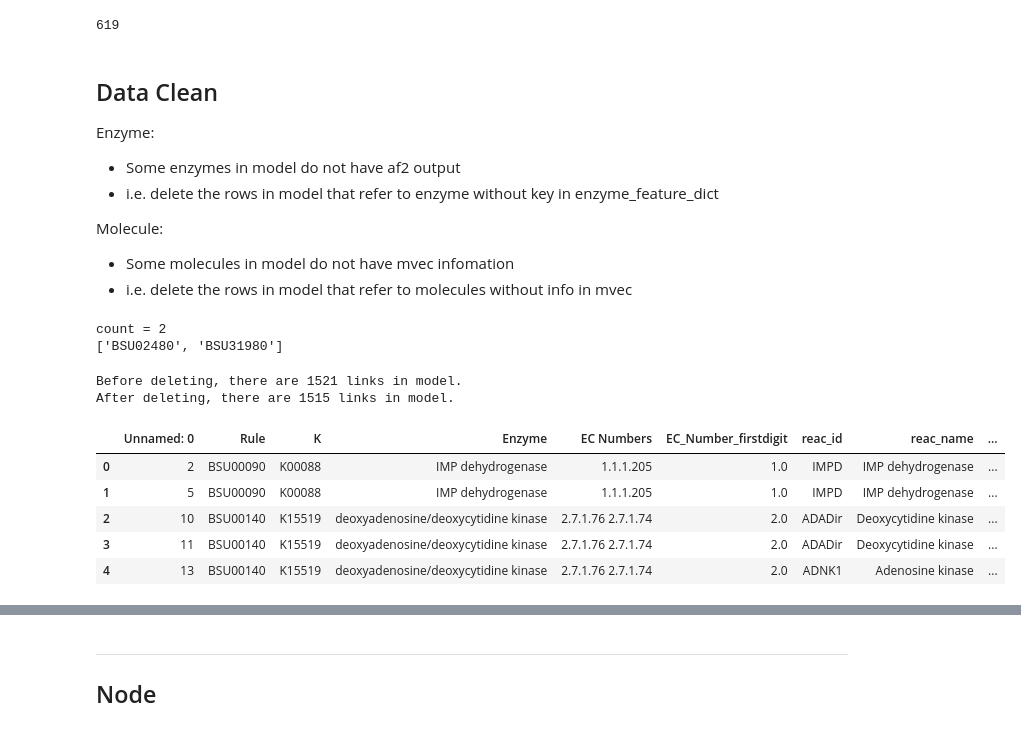
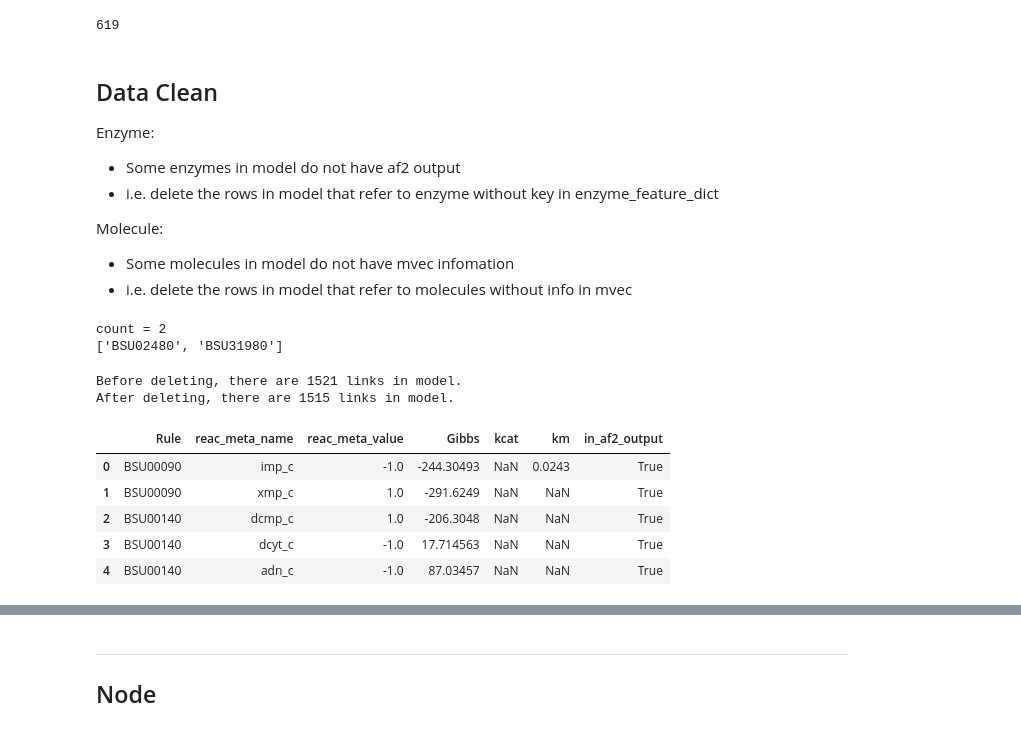
Before and after one commit to iamyufan/AlphaFold-Research, a Jupyter notebook: gnn/data/preprocess.ipynb, the cells around one changed output, grey strips where cells are left out. Drawn from its saved outputs; the diff is of its cells as text; code cells hidden in the pictures.

```diff
--- a/gnn/data/preprocess.ipynb
+++ b/gnn/data/preprocess.ipynb
@@ -39,0 +26,5 @@ model
+# %%
+# Reaction
+# Drop useless columns
+model = model.loc[:, ['Rule', 'reac_meta_name', 'reac_meta_value', 'Gibbs', 'kcat', 'km']]
+model
@@ -58,0 +67,11 @@ mvec
+# %%
+af2_output_dict = dict()
+
+for root, dirs, files in os.walk('../../data/af2/bsu_pca/'):
+    for file in files:
+        if file.endswith(".pkl"):
+            data = pickle.load(open(f'../../data/af2/bsu_pca/{file}', 'rb'))
+            enzyme_name = file.split('.')[0]
+            af2_output_dict[enzyme_name] = data
+
+print(len(af2_output_dict))
@@ -58,0 +97,3 @@ mvec
+# %%
+e_feature_dict = pickle.load(open('../../data/af2/bsu_pca/{}.pkl'.format(model_name), 'rb'))
+e_feature_dict['BSU37490'].keys()
@@ -59,11 +102,12 @@ mvec
 # %%
-# Enzyme
-af2_output = pickle.load(open('../../data/af2_out/{}_output.pkl'.format(model_name), 'rb'))
+# # Enzyme
+# af2_output = pickle.load(
+#     open('../../data/af2_out/{}_output.pkl'.format(model_name), 'rb'))
 
-## Rename the keys
-e_feature_dict = dict()
-for key in af2_output:
-    enzyme_name = key.split('/')[-1].split('.')[0]
-    e_feature_dict[enzyme_name] = af2_output[key]
+# # Rename the keys
+# e_feature_dict = dict()
+# for key in af2_output:
+#     enzyme_name = key.split('/')[-1].split('.')[0]
+#     e_feature_dict[enzyme_name] = af2_output[key]
 
-print(len(e_feature_dict))
+# print(len(e_feature_dict))
@@ -103,12 +182,14 @@ print(len(m_feature_dict))
 ## Data Clean
 
 Enzyme:
-  - Some enzymes in model do not have af2 output
-  - i.e. delete the rows in model that refer to enzyme without key in enzyme_feature_dict
+
+- Some enzymes in model do not have af2 output
+- i.e. delete the rows in model that refer to enzyme without key in enzyme_feature_dict
 
 Molecule:
-  - Some molecules in model do not have mvec infomation
-  - i.e. delete the rows in model that refer to molecules without info in mvec
+
+- Some molecules in model do not have mvec infomation
+- i.e. delete the rows in model that refer to molecules without info in mvec
 # %%
 # Check missing enzymes in af2 output
 e_model = list(model['Rule'].unique())      # enzymes in model sheet
@@ -126,18 +207,20 @@ count = 2
 # %%
 # Delete the rows in model that refer to enzyme without af2 output
 print('Before deleting, there are {} links in model.'.format(model.shape[0]))
 model_new = model.loc[:]
-model_new['in_af2_output'] = model_new['Rule'].apply(lambda x: x in e_feature_dict.keys())
+model_new['in_af2_output'] = model_new['Rule'].apply(
+    lambda x: x in e_feature_dict.keys())
 model_new = model_new[model_new['in_af2_output'] == True]
-print('After deleting, there are {} links in model.'.format(model_new.shape[0]))
+print('After deleting, there are {} links in model.'.format(
+    model_new.shape[0]))
 model_new.head()
 # %% [output]
 Before deleting, there are 1521 links in model.
 After deleting, there are 1515 links in model.
-|  | Unnamed: 0 | Rule | K | Enzyme | EC Numbers | EC_Number_firstdigit | reac_id | reac_name | ... |
-| 0 | 2 | BSU00090 | K00088 | IMP dehydrogenase | 1.1.1.205 | 1.0 | IMPD | IMP dehydrogenase | ... |
-| 1 | 5 | BSU00090 | K00088 | IMP dehydrogenase | 1.1.1.205 | 1.0 | IMPD | IMP dehydrogenase | ... |
-| 2 | 10 | BSU00140 | K15519 | deoxyadenosine/deoxycytidine kinase | 2.7.1.76 2.7.1.74 | 2.0 | ADADir | Deoxycytidine kinase | ... |
-| 3 | 11 | BSU00140 | K15519 | deoxyadenosine/deoxycytidine kinase | 2.7.1.76 2.7.1.74 | 2.0 | ADADir | Deoxycytidine kinase | ... |
-| 4 | 13 | BSU00140 | K15519 | deoxyadenosine/deoxycytidine kinase | 2.7.1.76 2.7.1.74 | 2.0 | ADNK1 | Adenosine kinase | ... |
+|  | Rule | reac_meta_name | reac_meta_value | Gibbs | kcat | km | in_af2_output |
+| 0 | BSU00090 | imp_c | -1.0 | -244.30493 | NaN | 0.0243 | True |
+| 1 | BSU00090 | xmp_c | 1.0 | -291.6249 | NaN | NaN | True |
+| 2 | BSU00140 | dcmp_c | 1.0 | -206.3048 | NaN | NaN | True |
+| 3 | BSU00140 | dcyt_c | -1.0 | 17.714563 | NaN | NaN | True |
+| 4 | BSU00140 | adn_c | -1.0 | 87.03457 | NaN | NaN | True |
 # %%
```
Also changed, not shown: parts of 38 cells of this notebook, 24 other files.
